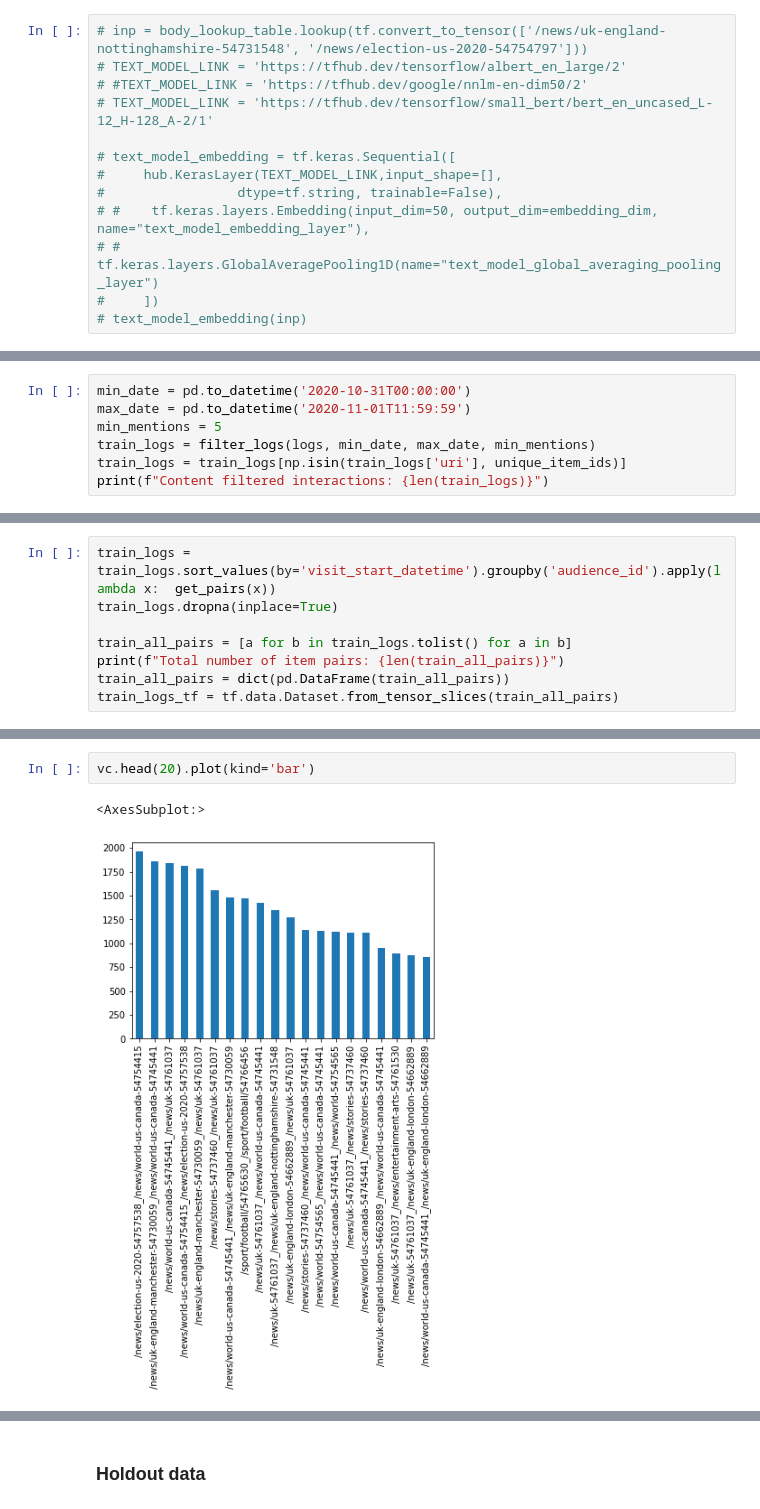
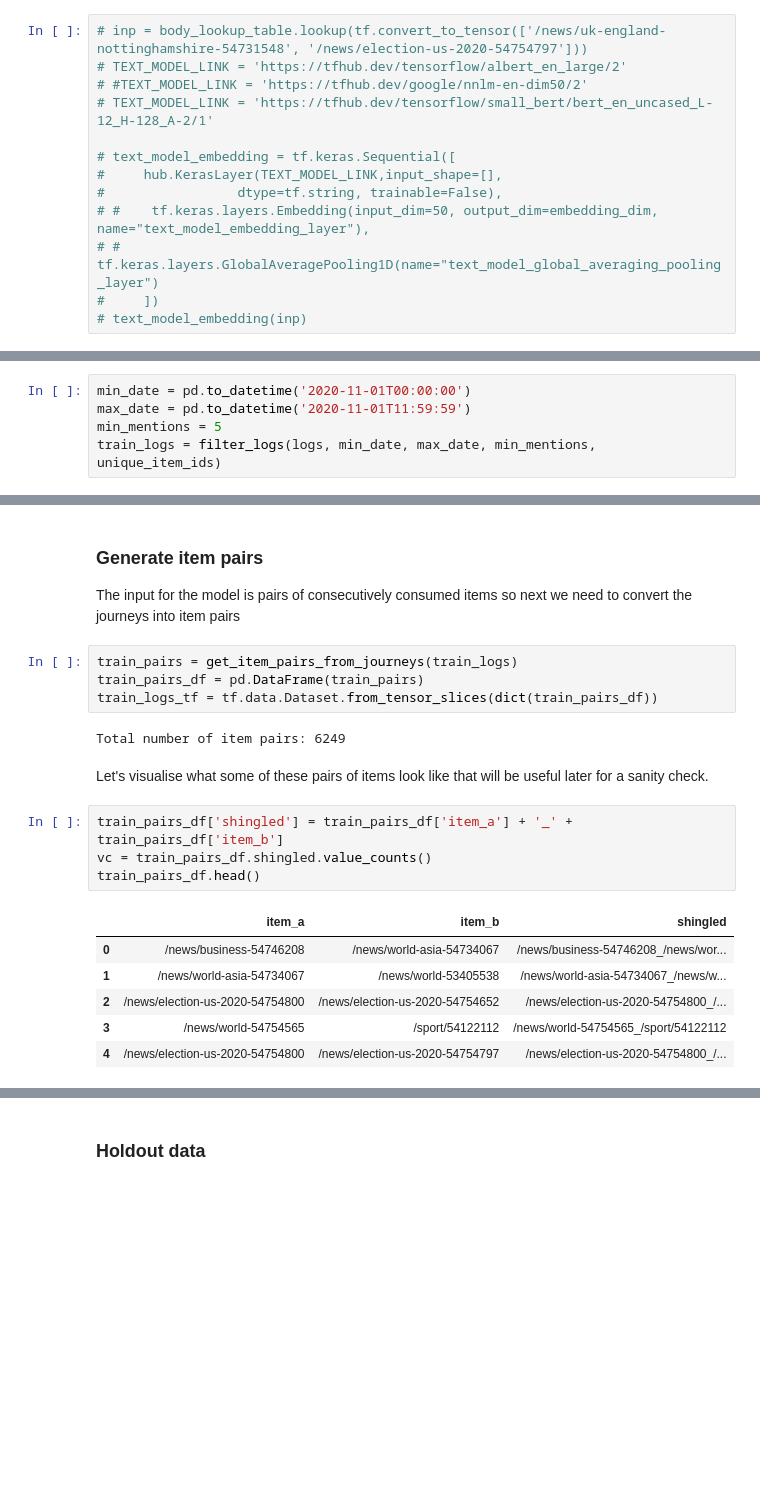
Before and after one commit to felixmercermoss/deep-recommender-embeddings, a Jupyter notebook: deep_recommender_embeddings/notebooks/messy_notebook.ipynb, the cells around one changed output, grey strips where cells are left out. Cells and saved outputs as stored; diff of their text form; blank space fills up the shorter version.

```diff
--- a/deep_recommender_embeddings/notebooks/messy_notebook.ipynb
+++ b/deep_recommender_embeddings/notebooks/messy_notebook.ipynb
@@ -716,8 +130,6 @@ logs = clean_data(logs)
 # %%
-min_date = pd.to_datetime('2020-10-31T00:00:00')
+min_date = pd.to_datetime('2020-11-01T00:00:00')
 max_date = pd.to_datetime('2020-11-01T11:59:59')
 min_mentions = 5
-train_logs = filter_logs(logs, min_date, max_date, min_mentions)
-train_logs = train_logs[np.isin(train_logs['uri'], unique_item_ids)]
-print(f"Content filtered interactions: {len(train_logs)}")
+train_logs = filter_logs(logs, min_date, max_date, min_mentions, unique_item_ids)
 # %% [output]
@@ -736,8 +139,0 @@ Content filtered interactions: 1241746
-# %%
-train_logs = train_logs.sort_values(by='visit_start_datetime').groupby('audience_id').apply(lambda x:  get_pairs(x))
-train_logs.dropna(inplace=True)
-
-train_all_pairs = [a for b in train_logs.tolist() for a in b]
-print(f"Total number of item pairs: {len(train_all_pairs)}")
-train_all_pairs = dict(pd.DataFrame(train_all_pairs))
-train_logs_tf = tf.data.Dataset.from_tensor_slices(train_all_pairs)
@@ -758,5 +140,22 @@ all_pairs_pd.head()
-# %%
-vc.head(20).plot(kind='bar')
-# %% [output]
-<AxesSubplot:>
-[figure, removed]
+# %% [markdown]
+### Generate item pairs
+The input for the model is pairs of consecutively consumed items so next we need to convert the journeys into item pairs
+# %%
+train_pairs = get_item_pairs_from_journeys(train_logs)
+train_pairs_df = pd.DataFrame(train_pairs)
+train_logs_tf = tf.data.Dataset.from_tensor_slices(dict(train_pairs_df))
+# %% [output]
+Total number of item pairs: 6249
+# %% [markdown]
+Let's visualise what some of these pairs of items look like that will be useful later for a sanity check.
+# %%
+train_pairs_df['shingled'] = train_pairs_df['item_a'] + '_' + train_pairs_df['item_b']
+vc = train_pairs_df.shingled.value_counts()
+train_pairs_df.head()
+# %% [output]
+|  | item_a | item_b | shingled |
+| 0 | /news/business-54746208 | /news/world-asia-54734067 | /news/business-54746208_/news/wor... |
+| 1 | /news/world-asia-54734067 | /news/world-53405538 | /news/world-asia-54734067_/news/w... |
+| 2 | /news/election-us-2020-54754800 | /news/election-us-2020-54754652 | /news/election-us-2020-54754800_/... |
+| 3 | /news/world-54754565 | /sport/54122112 | /news/world-54754565_/sport/54122112 |
+| 4 | /news/election-us-2020-54754800 | /news/election-us-2020-54754797 | /news/election-us-2020-54754800_/... |
```
Also changed, not shown: parts of 84 cells of this notebook, 15 other files.
